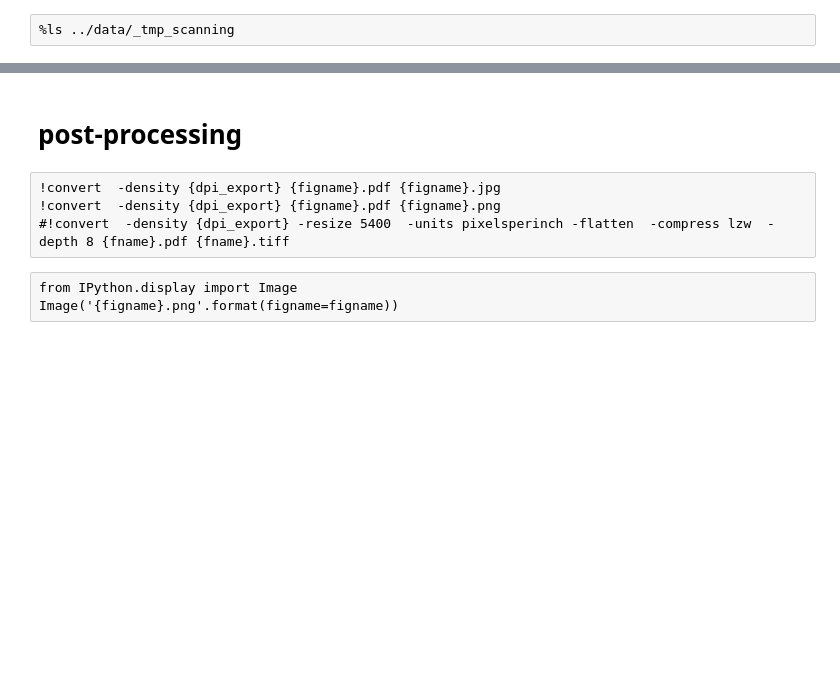
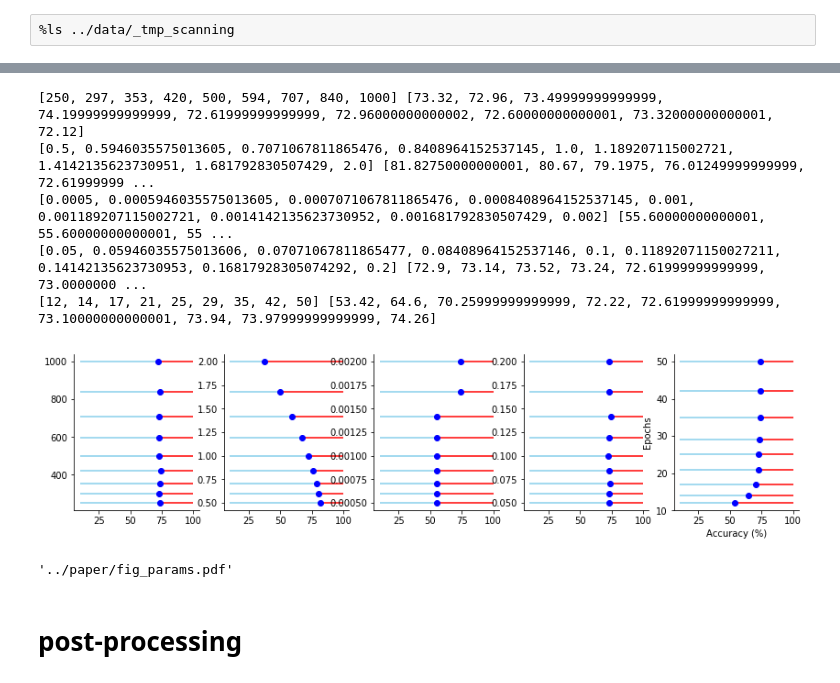
Before and after one commit to laurentperrinet/WhereIsMyMNIST, a Jupyter notebook: figures/4_results_parameters.ipynb, the cells around one changed output, grey strips where cells are left out. Cells and saved outputs as stored; diff of their text form; code cells hidden in the pictures; blank space fills up the shorter version.

```diff
--- a/figures/4_results_parameters.ipynb
+++ b/figures/4_results_parameters.ipynb
@@ -344,9 +314,21 @@ fig.savefig(figname + '.pdf', bbox_inches='tight', pad_inches=0.1)
+# %%
+parameters = ['dim1', 'dim2', 'momentum', 'epochs'] # 'noise', 'lr',
+fig, axs = plt.subplots(1, len(parameters), figsize = (figwidth, figwidth/len(parameters)*1.1))
+
+for ax, parameter in zip(axs, parameters):
+    fig, ax = plot_accuracy(results[parameter]['value'], results[parameter]['accuracy'], xmin=10, fig=fig, ax=ax)
+
+fig.savefig(figname + '.pdf', bbox_inches='tight', pad_inches=0.15)
+# %% [output]
+[250, 297, 353, 420, 500, 594, 707, 840, 1000] [73.32, 72.96, 73.49999999999999, 74.19999999999999, 72.61999999999999, 72.96000000000002, 72.60000000000001, 73.32000000000001, 72.12]
+[0.5, 0.5946035575013605, 0.7071067811865476, 0.8408964152537145, 1.0, 1.189207115002721, 1.4142135623730951, 1.681792830507429, 2.0] [81.82750000000001, 80.67, 79.1975, 76.01249999999999, 72.61999999 ...
+[0.0005, 0.0005946035575013605, 0.0007071067811865476, 0.0008408964152537145, 0.001, 0.001189207115002721, 0.0014142135623730952, 0.001681792830507429, 0.002] [55.60000000000001, 55.60000000000001, 55 ...
+[0.05, 0.05946035575013606, 0.07071067811865477, 0.08408964152537146, 0.1, 0.11892071150027211, 0.14142135623730953, 0.16817928305074292, 0.2] [72.9, 73.14, 73.52, 73.24, 72.61999999999999, 73.0000000 ...
+[12, 14, 17, 21, 25, 29, 35, 42, 50] [53.42, 64.6, 70.25999999999999, 72.22, 72.61999999999999, 73.10000000000001, 73.94, 73.97999999999999, 74.26]
+[figure, added]
+# %%
+figname + '.pdf'
+# %% [output]
+'../paper/fig_params.pdf'
 # %% [markdown]
 # post-processing
-# %% [raw]
-!convert  -density {dpi_export} {figname}.pdf {figname}.jpg
-!convert  -density {dpi_export} {figname}.pdf {figname}.png
-#!convert  -density {dpi_export} -resize 5400  -units pixelsperinch -flatten  -compress lzw  -depth 8 {fname}.pdf {fname}.tiff
-# %% [raw]
-from IPython.display import Image
-Image('{figname}.png'.format(figname=figname))
```
Also changed, not shown: parts of 17 cells of this notebook, 12 other files.
